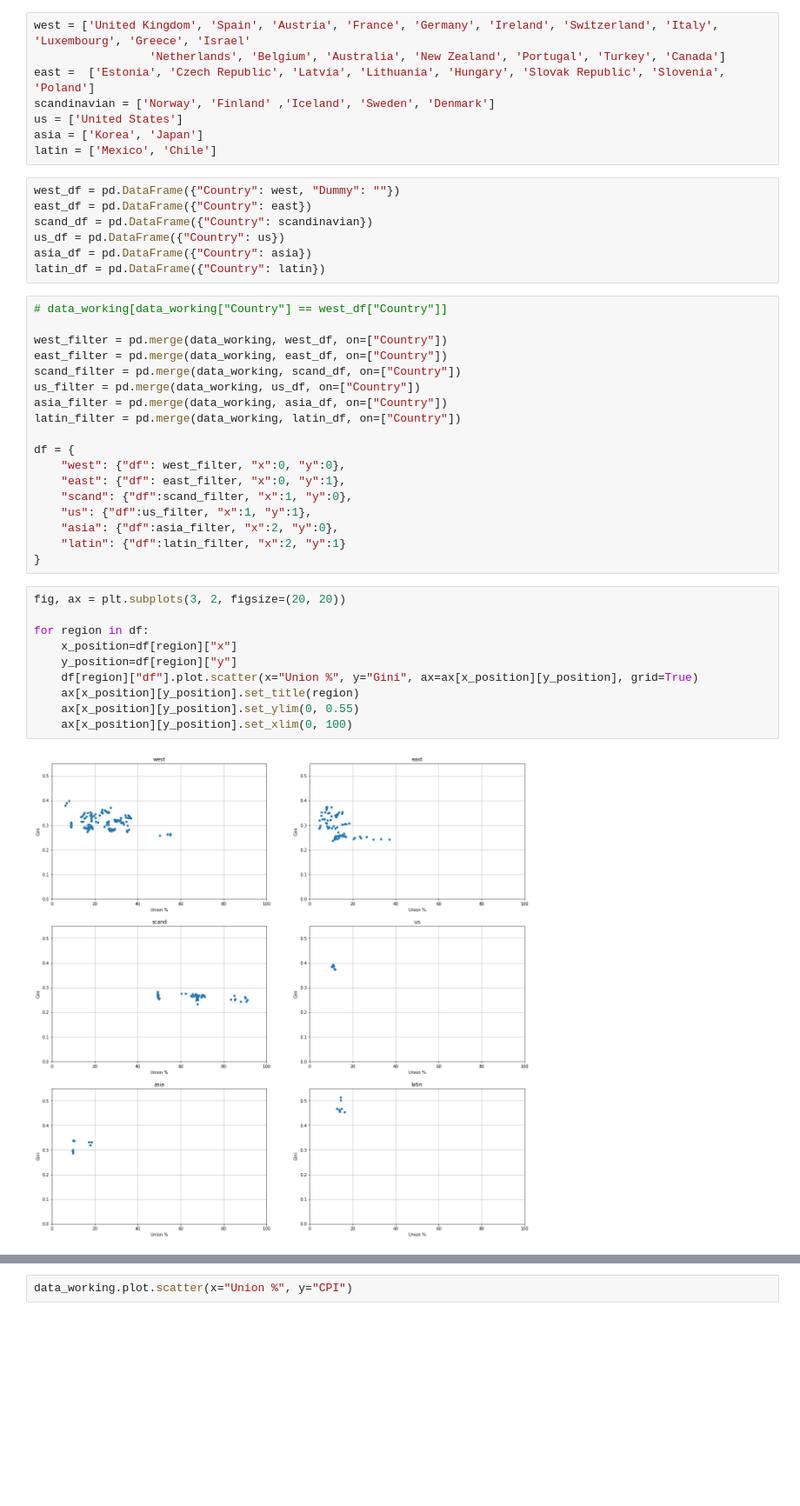
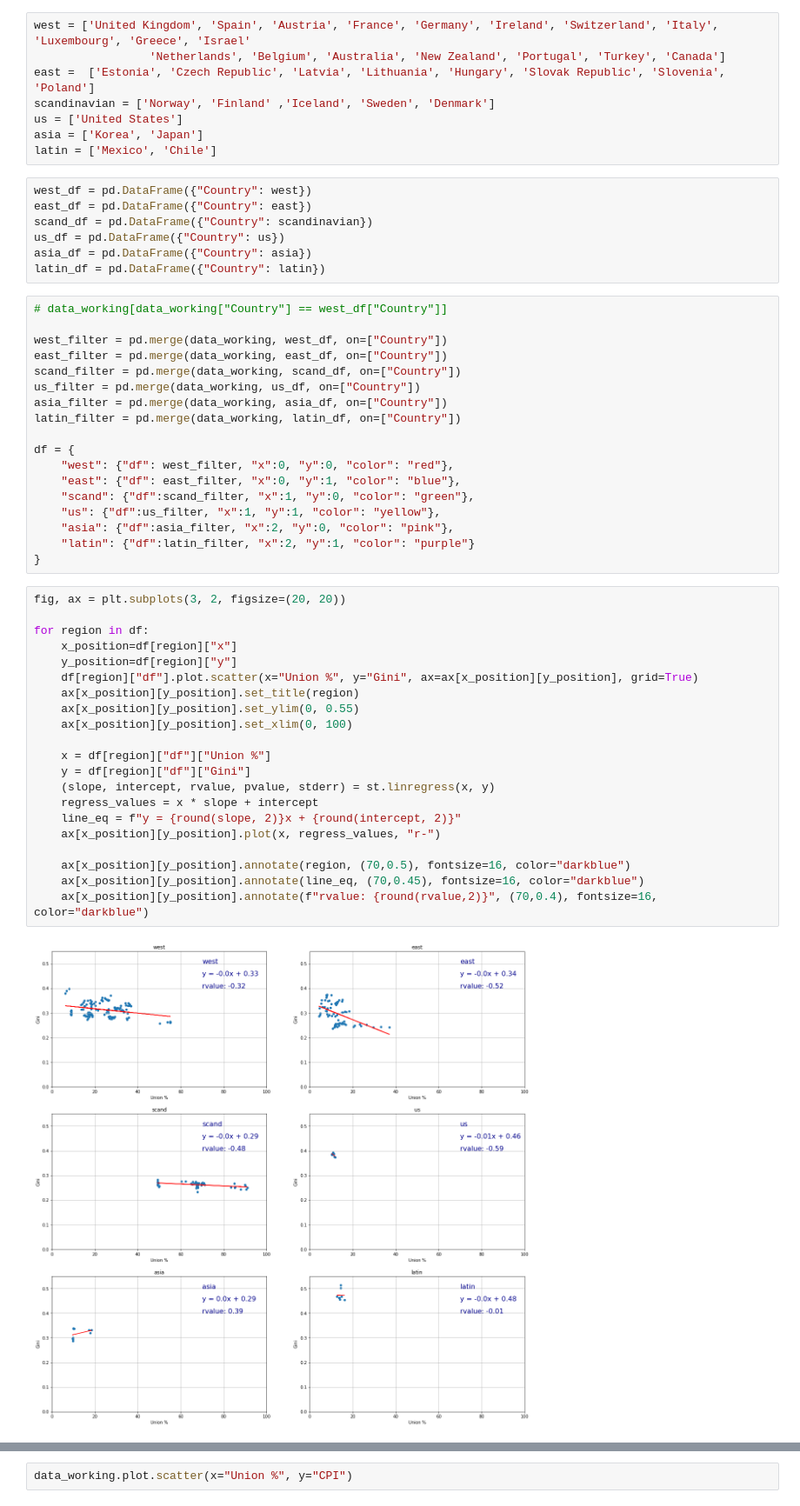
Before and after one commit to Simon-Xu-Lan/Data-Project-1-Income-Inequality, a Jupyter notebook: simon.ipynb, the cells around one changed output, grey strips where cells are left out. Shown at 87% size. Cells and saved outputs as stored; diff of their text form; blank space fills up the shorter version.

```diff
--- a/simon.ipynb
+++ b/simon.ipynb
@@ -468,7 +456,7 @@ us = ['United States']
 asia = ['Korea', 'Japan']
 latin = ['Mexico', 'Chile']
 # %%
-west_df = pd.DataFrame({"Country": west, "Dummy": ""})
+west_df = pd.DataFrame({"Country": west})
 east_df = pd.DataFrame({"Country": east})
 scand_df = pd.DataFrame({"Country": scandinavian})
 us_df = pd.DataFrame({"Country": us})
@@ -485,22 +473,33 @@ asia_filter = pd.merge(data_working, asia_df, on=["Country"])
 latin_filter = pd.merge(data_working, latin_df, on=["Country"])
 
 df = {
-    "west": {"df": west_filter, "x":0, "y":0},
-    "east": {"df": east_filter, "x":0, "y":1},
-    "scand": {"df":scand_filter, "x":1, "y":0},
-    "us": {"df":us_filter, "x":1, "y":1},
-    "asia": {"df":asia_filter, "x":2, "y":0},
-    "latin": {"df":latin_filter, "x":2, "y":1}
+    "west": {"df": west_filter, "x":0, "y":0, "color": "red"},
+    "east": {"df": east_filter, "x":0, "y":1, "color": "blue"},
+    "scand": {"df":scand_filter, "x":1, "y":0, "color": "green"},
+    "us": {"df":us_filter, "x":1, "y":1, "color": "yellow"},
+    "asia": {"df":asia_filter, "x":2, "y":0, "color": "pink"},
+    "latin": {"df":latin_filter, "x":2, "y":1, "color": "purple"}
 }
 # %%
 fig, ax = plt.subplots(3, 2, figsize=(20, 20))
 
 for region in df:
     x_position=df[region]["x"]
     y_position=df[region]["y"]
     df[region]["df"].plot.scatter(x="Union %", y="Gini", ax=ax[x_position][y_position], grid=True)
     ax[x_position][y_position].set_title(region)
     ax[x_position][y_position].set_ylim(0, 0.55)
     ax[x_position][y_position].set_xlim(0, 100)
+
+    x = df[region]["df"]["Union %"]
+    y = df[region]["df"]["Gini"]
+    (slope, intercept, rvalue, pvalue, stderr) = st.linregress(x, y)
+    regress_values = x * slope + intercept
+    line_eq = f"y = {round(slope, 2)}x + {round(intercept, 2)}"
+    ax[x_position][y_position].plot(x, regress_values, "r-")
+
+    ax[x_position][y_position].annotate(region, (70,0.5), fontsize=16, color="darkblue")
+    ax[x_position][y_position].annotate(line_eq, (70,0.45), fontsize=16, color="darkblue")
+    ax[x_position][y_position].annotate(f"rvalue: {round(rvalue,2)}", (70,0.4), fontsize=16, color="darkblue")
 # %% [output]
-[figure, old version]
+[figure, new version]
```
Also changed, not shown: parts of 14 cells of this notebook, 1 other file.
